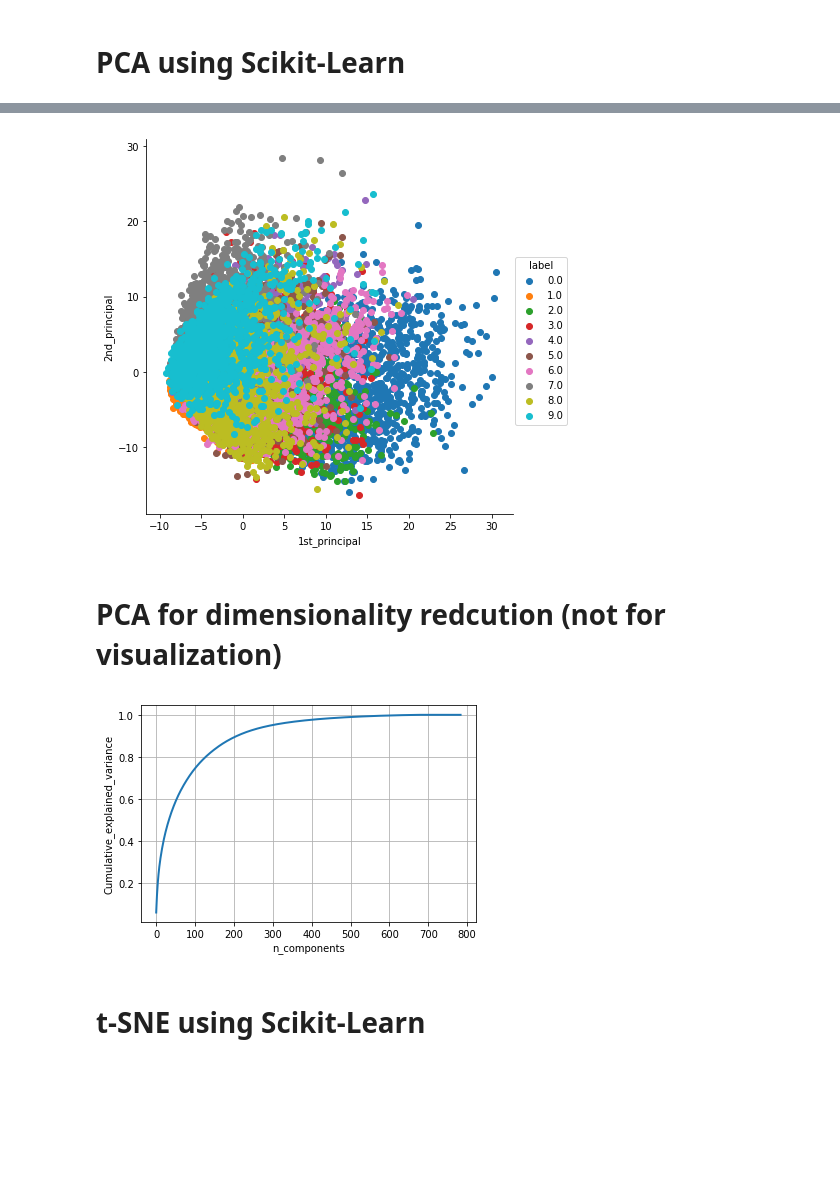
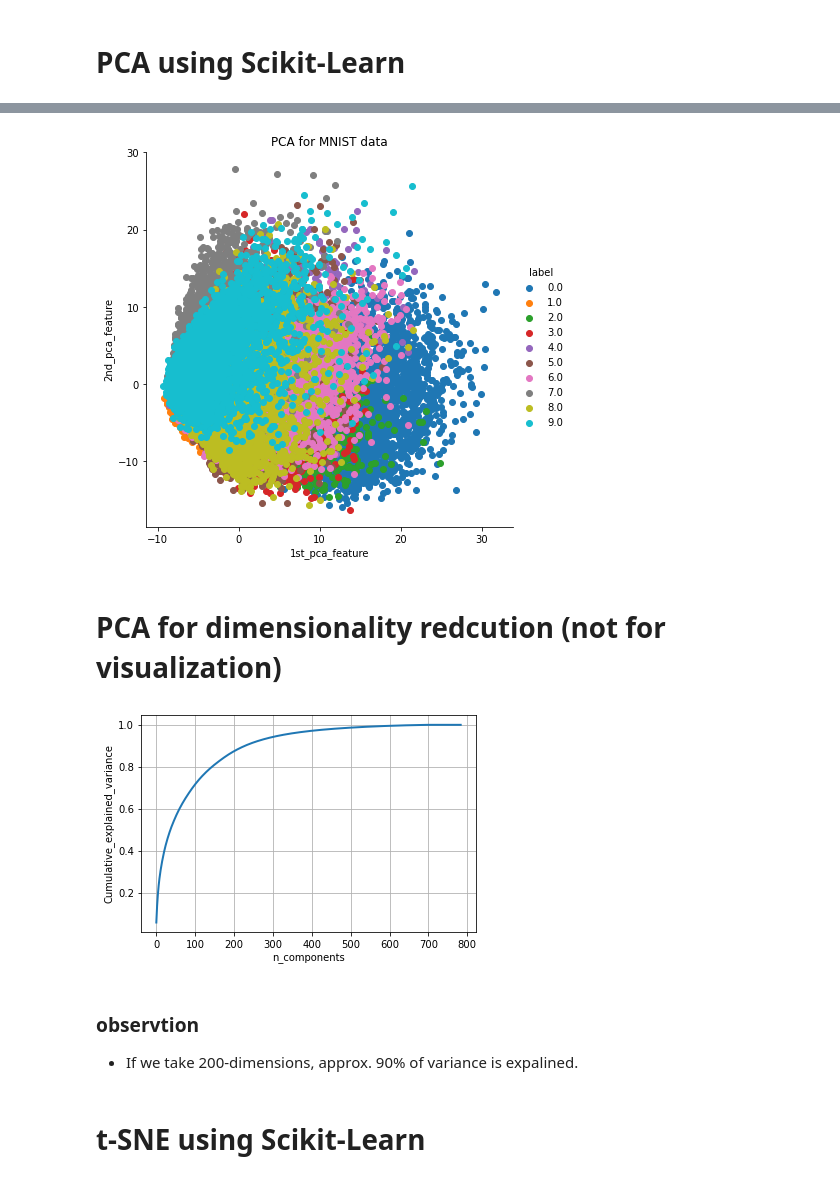
Before and after one commit to Udaykumar447/Real-World-Data-Science-Projects, a Jupyter notebook: Dimensionality Reduction - PCA, TSNE on MNIST dataset/mnist_pca_tsne.ipynb, the cells around one changed output, grey strips where cells are left out. Saved outputs shown, nothing was run; the diff lists cells and outputs as text; code cells hidden in the pictures; blank space fills up the shorter version.

```diff
--- a/Dimensionality Reduction - PCA, TSNE on MNIST dataset/mnist_pca_tsne.ipynb
+++ b/Dimensionality Reduction - PCA, TSNE on MNIST dataset/mnist_pca_tsne.ipynb
@@ -56,0 +46,6 @@ print(l.shape)
+# %%
+# drop the label feature and store the pixel data in d.
+pixel_data = data.drop("label",axis=1)
+
+# save the labels into a variable lables
+labels = data['label']
@@ -72,8 +71,0 @@ print(l[idx])
-# %%
-# Pick first 15K data-points to work on for time-effeciency.
-#Excercise: Perform the same analysis on all of 42K data-points.
-
-labels = l.head(15000)
-data = d.head(15000)
-
-print("the shape of sample data = ", data.shape)
@@ -90,9 +82,9 @@ print(standardized_data.shape)
 # %%
-#find the co-variance matrix which is : A^T * A
-sample_data = standardized_data
+#find the co-variance matrix - A^T * A
+data = standardized_data
 
 # matrix multiplication using numpy
-covar_matrix = np.matmul(sample_data.T , sample_data)
+covar_matrix = np.matmul(data.T , sample_data)
 
 print ( "The shape of variance matrix = ", covar_matrix.shape)
 # %% [output]
@@ -161,7 +152,7 @@ pca = decomposition.PCA()
 # configuring the parameteres
 # the number of components = 2
 pca.n_components = 2
-pca_data = pca.fit_transform(sample_data)
+pca_data = pca.fit_transform(data)
 
 # pca_reduced will contain the 2-d projects of simple data
 print("shape of pca_reduced.shape = ", pca_data.shape)
@@ -170,20 +161,21 @@ shape of pca_reduced.shape =  (15000, 2)
 # %%
 # attaching the label for each 2-d data point
 pca_data = np.vstack((pca_data.T, labels)).T
 
 # creating a new data fram which help us in ploting the result data
-pca_df = pd.DataFrame(data=pca_data, columns=("1st_principal", "2nd_principal", "label"))
-sn.FacetGrid(pca_df, hue="label", size=6).map(plt.scatter, '1st_principal', '2nd_principal').add_legend()
+pca_df = pd.DataFrame(data=pca_data, columns=('1st_pca_feature', '2nd_pca_feature', "label"))
+sn.FacetGrid(pca_df, hue="label", height=6).map(plt.scatter, '1st_pca_feature', '2nd_pca_feature').add_legend()
+plt.title("PCA for MNIST data")
 plt.show()
 # %% [output]
-[figure, old version]
+[figure, new version]
 # %% [markdown]
 # PCA for dimensionality redcution (not for visualization)
 # %%
 # PCA for dimensionality redcution (non-visualization)
 
 pca.n_components = 784
-pca_data = pca.fit_transform(sample_data)
+pca_data = pca.fit_transform(data)
 
 percentage_var_explained = pca.explained_variance_ / np.sum(pca.explained_variance_);
 
@@ -199,11 +191,11 @@ plt.grid()
 plt.xlabel('n_components')
 plt.ylabel('Cumulative_explained_variance')
 plt.show()
-
-
-# If we take 200-dimensions, approx. 90% of variance is expalined.
 # %% [output]
-[figure, old version]
+[figure, new version]
+# %% [markdown]
+### observtion
+* If we take 200-dimensions, approx. 90% of variance is expalined.
 # %% [markdown]
 # t-SNE using Scikit-Learn
 # %%
```
Also changed, not shown: parts of 19 cells of this notebook.
